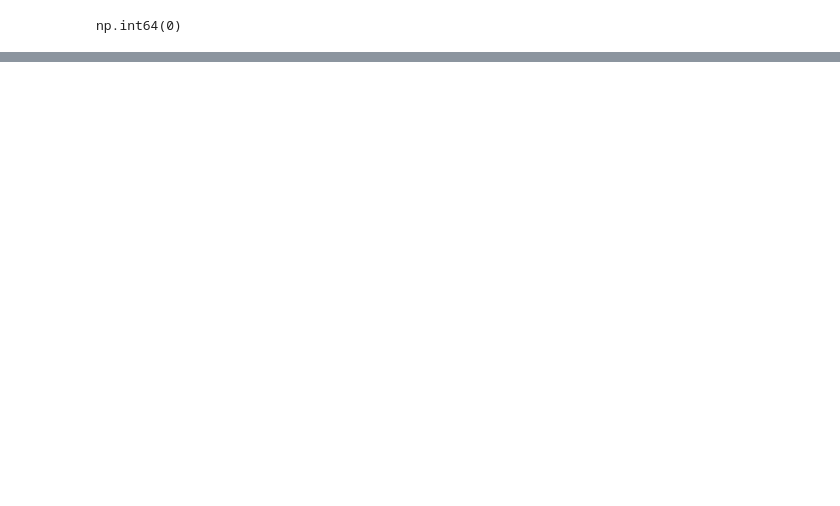
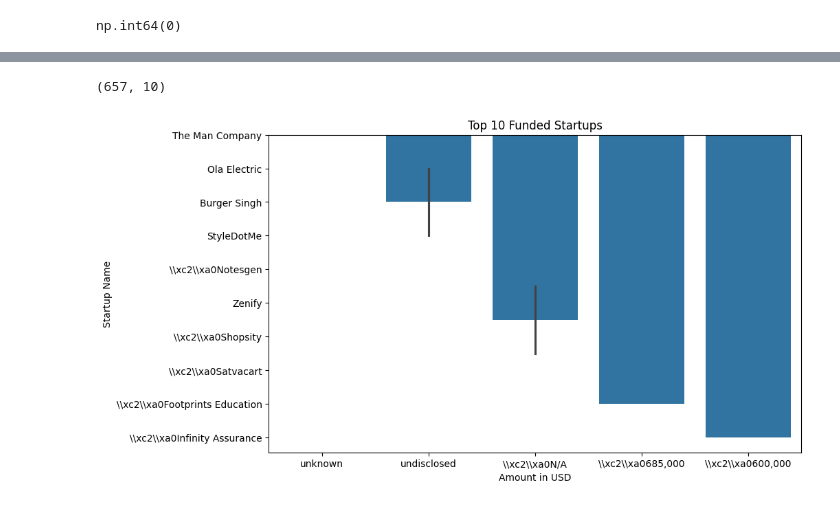
Before and after one commit to mayurimamdi/EDA, a Jupyter notebook: Indian Startup Funding/EDA.ipynb, the cells around one changed output, grey strips where cells are left out. Drawn from its saved outputs; the diff is of its cells as text; code cells hidden in the pictures; blank space fills up the shorter version.

```diff
--- a/Indian Startup Funding/EDA.ipynb
+++ b/Indian Startup Funding/EDA.ipynb
@@ -173,0 +192,3 @@ np.int64(0)
+# %%
+#df['year'] = df['Date dd/mm/yyyy'].str.split('/').str[2]
+df['year'] = df['Date dd/mm/yyyy'].str.extract(r'(\d{4})$')
@@ -173,0 +206,2 @@ np.int64(0)
+# %%
+df[df['Date dd/mm/yyyy'] == '22/01//2015'] = df[df['Date dd/mm/yyyy'] == '22/01//2015'].map(lambda x: '22/01/2015' if x == '22/01//2015' else x)
@@ -173,0 +236,2 @@ np.int64(0)
+# %%
+df['year'] = df['year'].fillna(lambda x: '2015' if x == '015' else x)
@@ -173,0 +252,2 @@ np.int64(0)
+# %%
+df.dropna(inplace=True)
@@ -173,0 +336,15 @@ np.int64(0)
+# %%
+print(df_2015.shape)
+# %% [output]
+(657, 10)
+# %%
+top10 = df.sort_values('Amount in USD', ascending=False).head(10)
+
+plt.figure(figsize=(10,6))
+
+sns.barplot(data=top10, x='Amount in USD', y='Startup Name')
+
+plt.title('Top 10 Funded Startups')
+plt.show()
+# %% [output]
+[figure, added]
```
Also changed, not shown: parts of 27 cells of this notebook.
